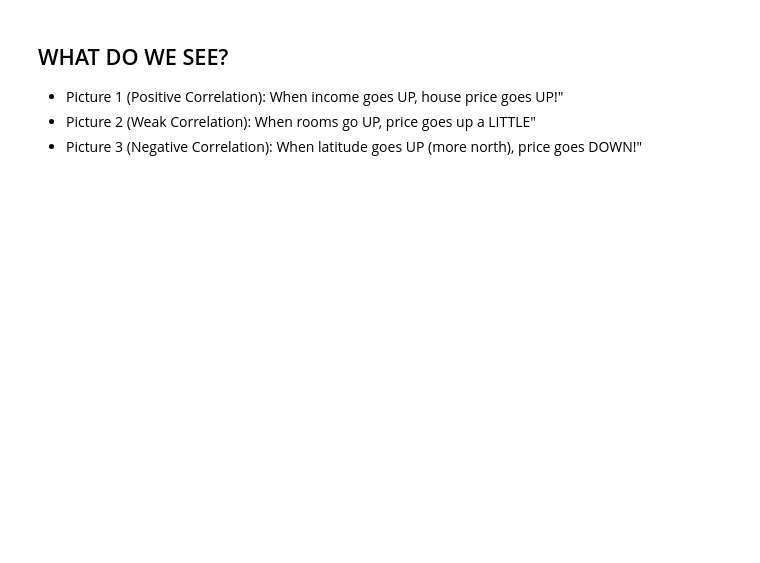
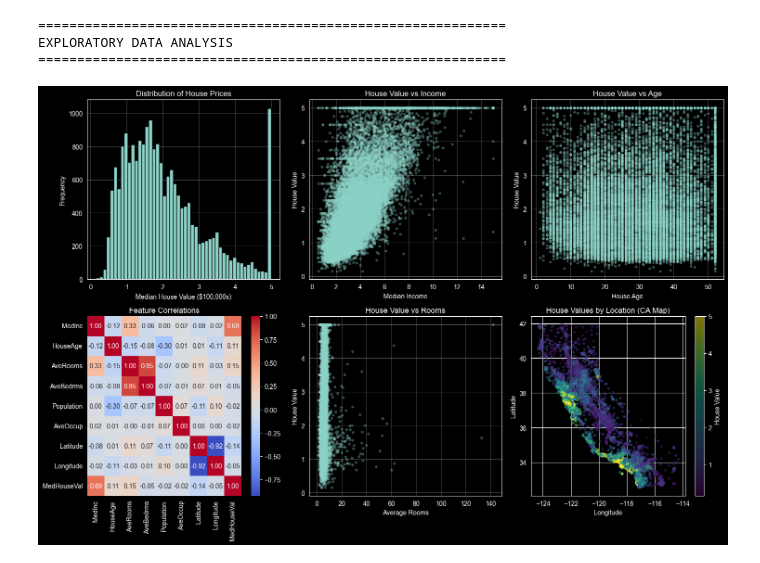
Before and after one commit to Gusky042/California_housing_project, a Jupyter notebook: california_housing_day2.ipynb, the cells around one changed output. Cells and saved outputs as stored; diff of their text form; code cells hidden in the pictures; blank space fills up the shorter version.

Commit message:
I did EXPLORATORY DATA ANALYSIS (EDA)

```diff
--- a/california_housing_day2.ipynb
+++ b/california_housing_day2.ipynb
@@ -153,5 +1,69 @@ plt.show()
-# %% [markdown]
-## WHAT DO WE SEE?
-- Picture 1 (Positive Correlation): When income goes UP, house price goes UP!"
-- Picture 2 (Weak Correlation): When rooms go UP, price goes up a LITTLE"
-- Picture 3 (Negative Correlation): When latitude goes UP (more north), price goes DOWN!"
+# %%
+import numpy as np
+import pandas as pd
+import matplotlib.pyplot as plt
+import seaborn as sns
+
+# Assuming df is loaded from Day 1
+# If not, run Day 1 code first
+
+print("=" * 60)
+print("EXPLORATORY DATA ANALYSIS")
+print("=" * 60)
+
+# Plot 1: Distribution of target variable
+plt.figure(figsize=(15, 10))
+
+plt.subplot(2, 3, 1)
+plt.hist(df['MedHouseVal'], bins=50, edgecolor='black')
+plt.xlabel("Median House Value ($100,000s)")
+plt.ylabel("Frequency")
+plt.title("Distribution of House Prices")
+plt.grid(True, alpha=0.3)
+
+# Plot 2: House value vs Income (most important relationship)
+plt.subplot(2, 3, 2)
+plt.scatter(df['MedInc'], df['MedHouseVal'], alpha=0.3, s=10)
+plt.xlabel("Median Income")
+plt.ylabel("House Value")
+plt.title("House Value vs Income")
+plt.grid(True, alpha=0.3)
+
+# Plot 3: House value vs House Age
+plt.subplot(2, 3, 3)
+plt.scatter(df['HouseAge'], df['MedHouseVal'], alpha=0.3, s=10)
+plt.xlabel("House Age")
+plt.ylabel("House Value")
+plt.title("House Value vs Age")
+plt.grid(True, alpha=0.3)
+
+# Plot 4: Correlation heatmap
+plt.subplot(2, 3, 4)
+correlation = df.corr()
+sns.heatmap(correlation, annot=True, fmt='.2f', cmap='coolwarm', ax=plt.gca())
+plt.title("Feature Correlations")
+
+# Plot 5: House value vs AveRooms
+plt.subplot(2, 3, 5)
+plt.scatter(df['AveRooms'], df['MedHouseVal'], alpha=0.3, s=10)
+plt.xlabel("Average Rooms")
+plt.ylabel("House Value")
+plt.title("House Value vs Rooms")
+plt.grid(True, alpha=0.3)
+
+# Plot 6: House value vs Location (Latitude)
+plt.subplot(2, 3, 6)
+plt.scatter(df['Longitude'], df['Latitude'], c=df['MedHouseVal'],
+            cmap='viridis', alpha=0.5, s=10)
+plt.colorbar(label='House Value')
+plt.xlabel("Longitude")
+plt.ylabel("Latitude")
+plt.title("House Values by Location (CA Map)")
+
+plt.tight_layout()
+plt.show()
+# %% [output]
+============================================================
+EXPLORATORY DATA ANALYSIS
+============================================================
+[figure, added]
```
Also changed, not shown: parts of 6 cells of this notebook, 1 other file.
